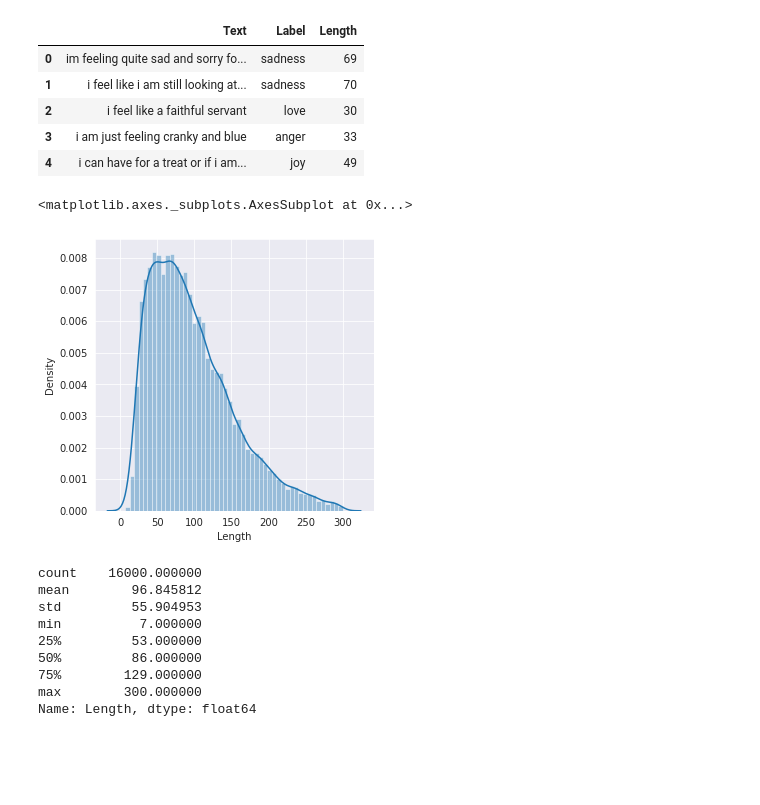
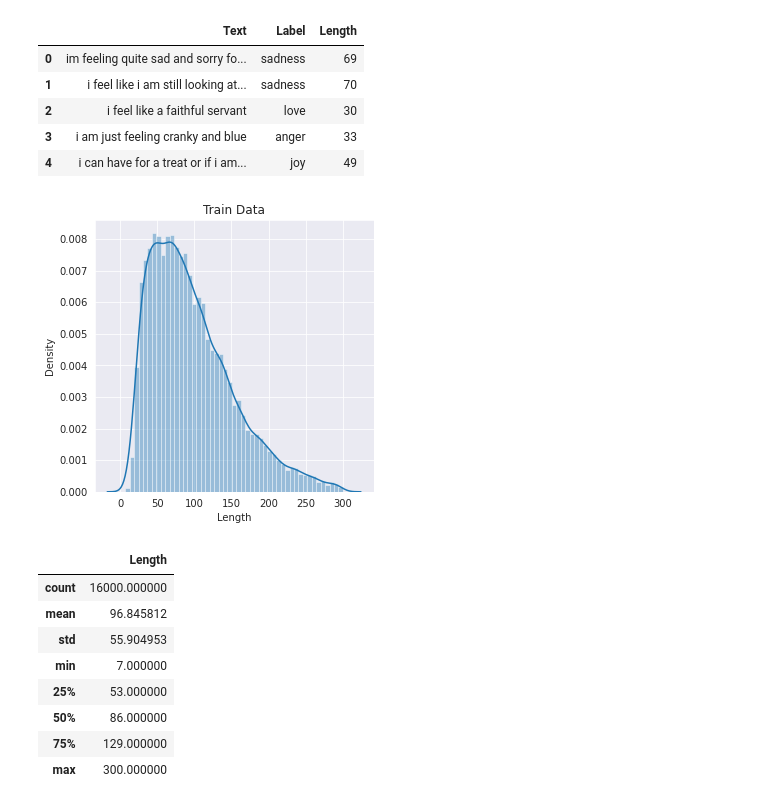
Before and after one commit to orugantiv/CSCE-585, a Jupyter notebook: Models/EmotionModels.ipynb, the cells around one changed output. Cells and saved outputs as stored; diff of their text form; code cells hidden in the pictures; blank space fills up the shorter version.

```diff
--- a/Models/EmotionModels.ipynb
+++ b/Models/EmotionModels.ipynb
@@ -101,21 +108,23 @@ valData.head()
 | 4 | i can have for a treat or if i am... | joy | 49 |
 # %%
 # This shows the distrubution of the number of characters length of the Text.
-sns.set_style('darkgrid')
-plt.figure(figsize=(5,5))
-sns.distplot(trainData['Length'])
+def plotDestrubrition(data,name):
+  sns.set_style('darkgrid')
+  plt.figure(figsize=(5,5))
+  plt.title(name)
+  sns.distplot(data)
+plotDestrubrition(trainData['Length'],'Train Data')
 # %% [output]
-<matplotlib.axes._subplots.AxesSubplot at 0x...>
-[figure, old version]
+[figure, new version]
 # %%
-trainData['Length'].describe()
+trainData.describe()
 # %% [output]
-count    16000.000000
-mean        96.845812
-std         55.904953
-min          7.000000
-25%         53.000000
-50%         86.000000
-75%        129.000000
-max        300.000000
-Name: Length, dtype: float64
+|  | Length |
+| count | 16000.000000 |
+| mean | 96.845812 |
+| std | 55.904953 |
+| min | 7.000000 |
+| 25% | 53.000000 |
+| 50% | 86.000000 |
+| 75% | 129.000000 |
+| max | 300.000000 |
```
Also changed, not shown: parts of 6 cells of this notebook.
